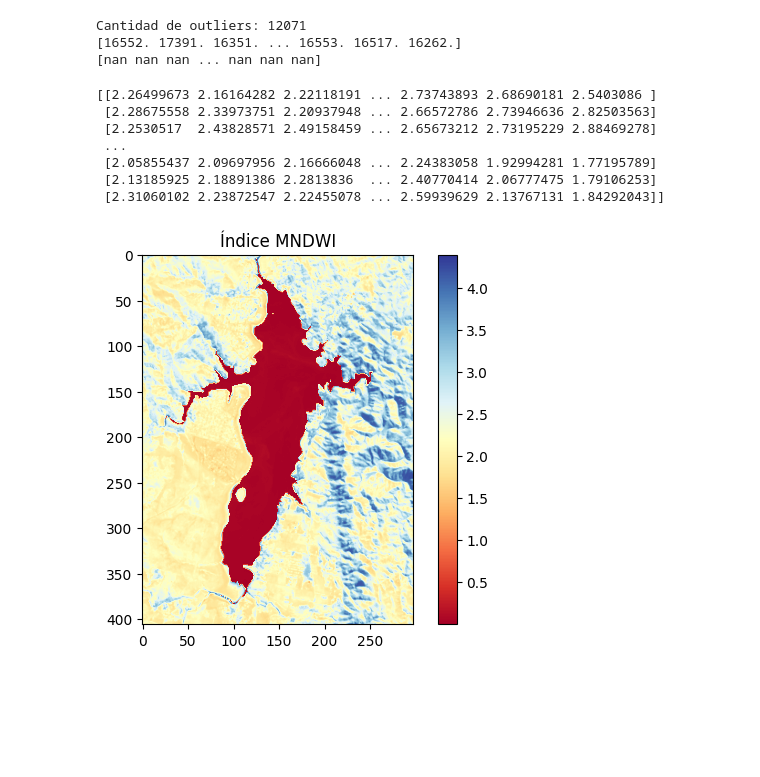
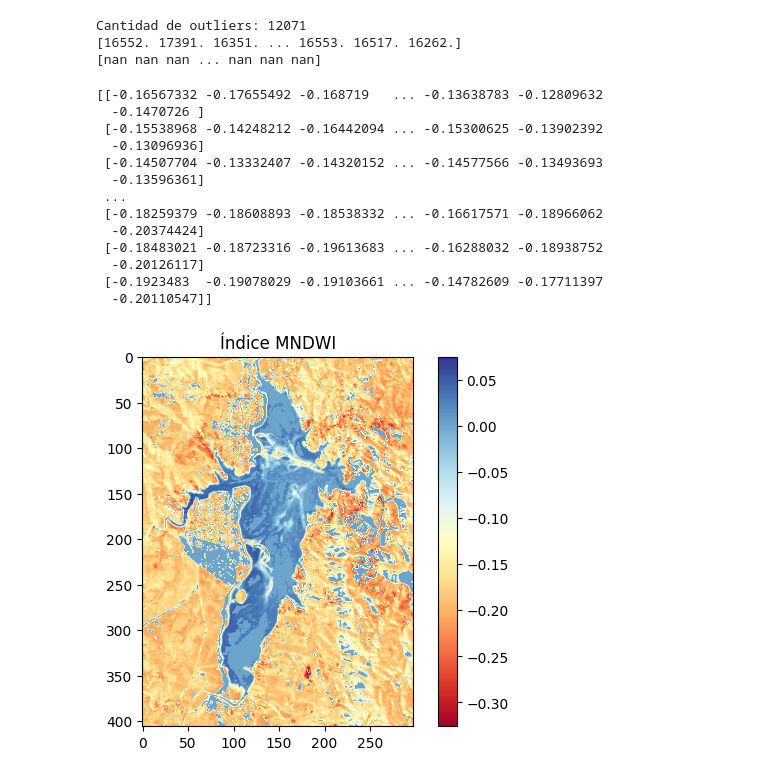
Before and after one commit to JulietaMotter/Trabajo_Final, a Jupyter notebook: notebook_tfinal.ipynb, the cells around one changed output. Saved outputs shown, nothing was run; the diff lists cells and outputs as text; code cells hidden in the pictures; blank space fills up the shorter version.

Commit message:
todas las bandas con copia

```diff
--- a/notebook_tfinal.ipynb
+++ b/notebook_tfinal.ipynb
@@ -136,8 +134,11 @@ print (outliers)
 
 outliers_indices = np.where((matrizfloatB3 < percentil_5) | (matrizfloatB3 > percentil_95))
 
-matrizfloatB3[outliers_indices] = np.nan
+matriz_b3_sin_out = matrizfloatB3.copy()
+
+matriz_b3_sin_out[outliers_indices] = np.nan
 
 
-print (matrizfloatB3[outliers_indices])
+#print (matriz_sin_out[outliers_indices])
+matriz_b3_sin_out
 # %% [output]
@@ -446,9 +452,13 @@ print (outliers)
 
 outliers_indices = np.where((matrizfloatB6 < percentil_5) | (matrizfloatB6 > percentil_95))
 
-matrizfloatB6[outliers_indices] = np.nan
+matriz_b6_sin_out = matrizfloatB6.copy()
 
-print(matrizfloatB6[outliers_indices])
+
+matriz_b6_sin_out[outliers_indices] = np.nan
+
+
+print(matriz_b6_sin_out[outliers_indices])
 # %% [output]
 Cantidad de outliers: 12071
 [16552. 17391. 16351. ... 16553. 16517. 16262.]
@@ -456,26 +466,37 @@ Cantidad de outliers: 12071
 # %%
 #CALCULO DE MNDWI: intente usar las bandas float, sin valores enmascarados. Pero me da error porque las dimensiones de
 #las matrices son diferentes (segun cgpt matrizfloatB3 tiene una forma de (10, 10) y matrizfloatB6 tiene una forma de (406, 298)
 #Por ende use las bandas originales, con valores enteros
 
 
 #mndwi = (banda_verde - banda_swir) / (banda_verde + banda_swir)
 
-MNDWI= (datos_banda3 - datos_banda6) / (datos_banda3 + datos_banda6)
+MNDWI= (matriz_b3_sin_out - matriz_b6_sin_out) / (matriz_b3_sin_out + matriz_b6_sin_out)
+
+MNDWI = np.nan_to_num(MNDWI, nan=0.0)
+
+# Opcional: establecer un rango de valores para el MNDWI (por ejemplo, -1 a 1)
+mndwi = np.clip(MNDWI, -1, 1)
 
 print (MNDWI)
 
 plt.imshow(MNDWI, cmap='RdYlBu')  # Puedes cambiar el mapa de color según tu preferencia
 plt.colorbar()  # Agrega una barra de color para mostrar la escala de colores
 plt.title('Índice MNDWI')
 plt.show()
 # %% [output]
-[[2.26499673 2.16164282 2.22118191 ... 2.73743893 2.68690181 2.5403086 ]
- [2.28675558 2.33973751 2.20937948 ... 2.66572786 2.73946636 2.82503563]
- [2.2530517  2.43828571 2.49158459 ... 2.65673212 2.73195229 2.88469278]
+[[-0.16567332 -0.17655492 -0.168719   ... -0.13638783 -0.12809632
+  -0.1470726 ]
+ [-0.15538968 -0.14248212 -0.16442094 ... -0.15300625 -0.13902392
+  -0.13096936]
+ [-0.14507704 -0.13332407 -0.14320152 ... -0.14577566 -0.13493693
+  -0.13596361]
  ...
- [2.05855437 2.09697956 2.16666048 ... 2.24383058 1.92994281 1.77195789]
- [2.13185925 2.18891386 2.2813836  ... 2.40770414 2.06777475 1.79106253]
- [2.31060102 2.23872547 2.22455078 ... 2.59939629 2.13767131 1.84292043]]
+ [-0.18259379 -0.18608893 -0.18538332 ... -0.16617571 -0.18966062
+  -0.20374424]
+ [-0.18483021 -0.18723316 -0.19613683 ... -0.16288032 -0.18938752
+  -0.20126117]
+ [-0.1923483  -0.19078029 -0.19103661 ... -0.14782609 -0.17711397
+  -0.20110547]]
-[figure, old version]
+[figure, new version]
 # %%
```
Also changed, not shown: parts of 10 cells of this notebook.
